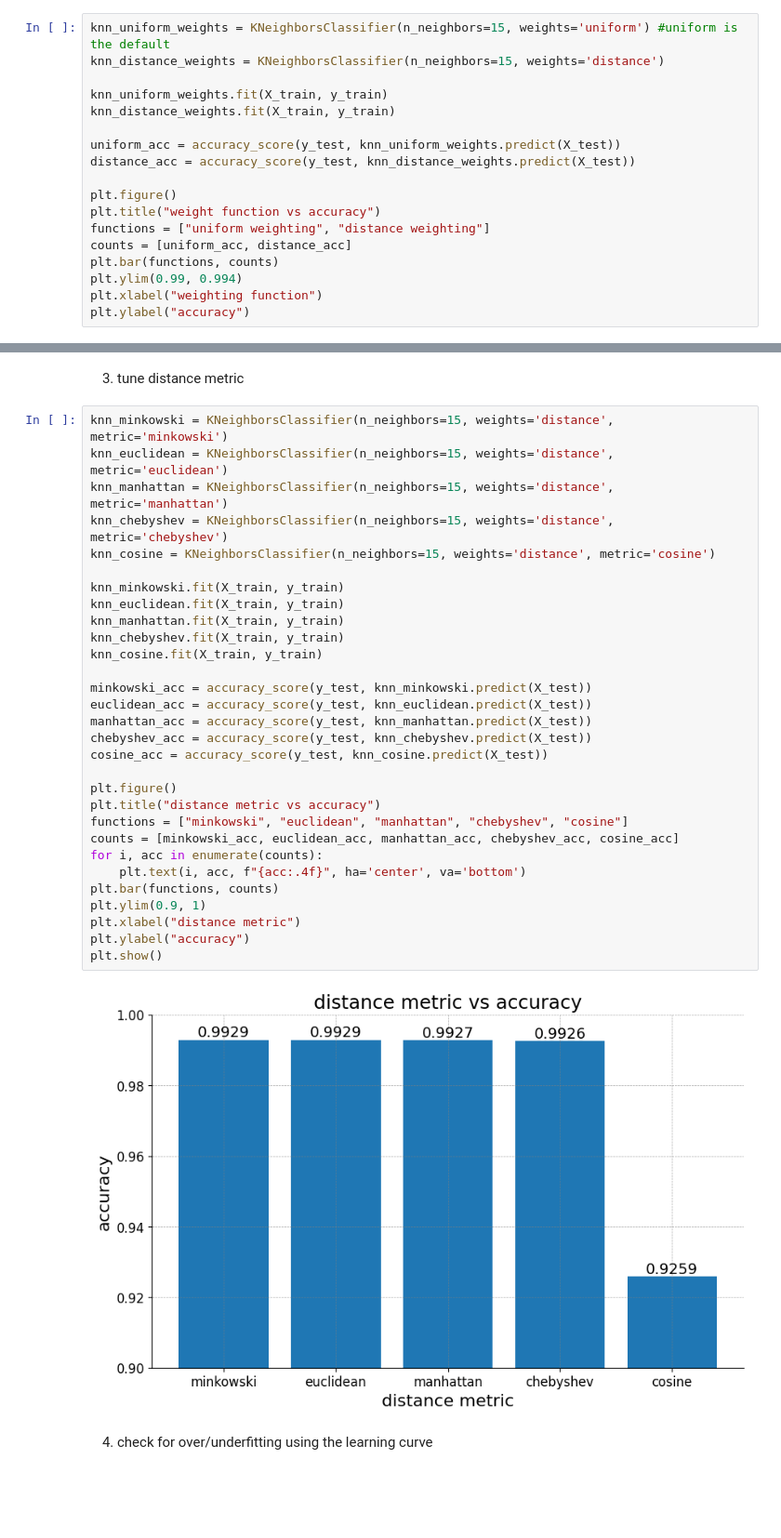
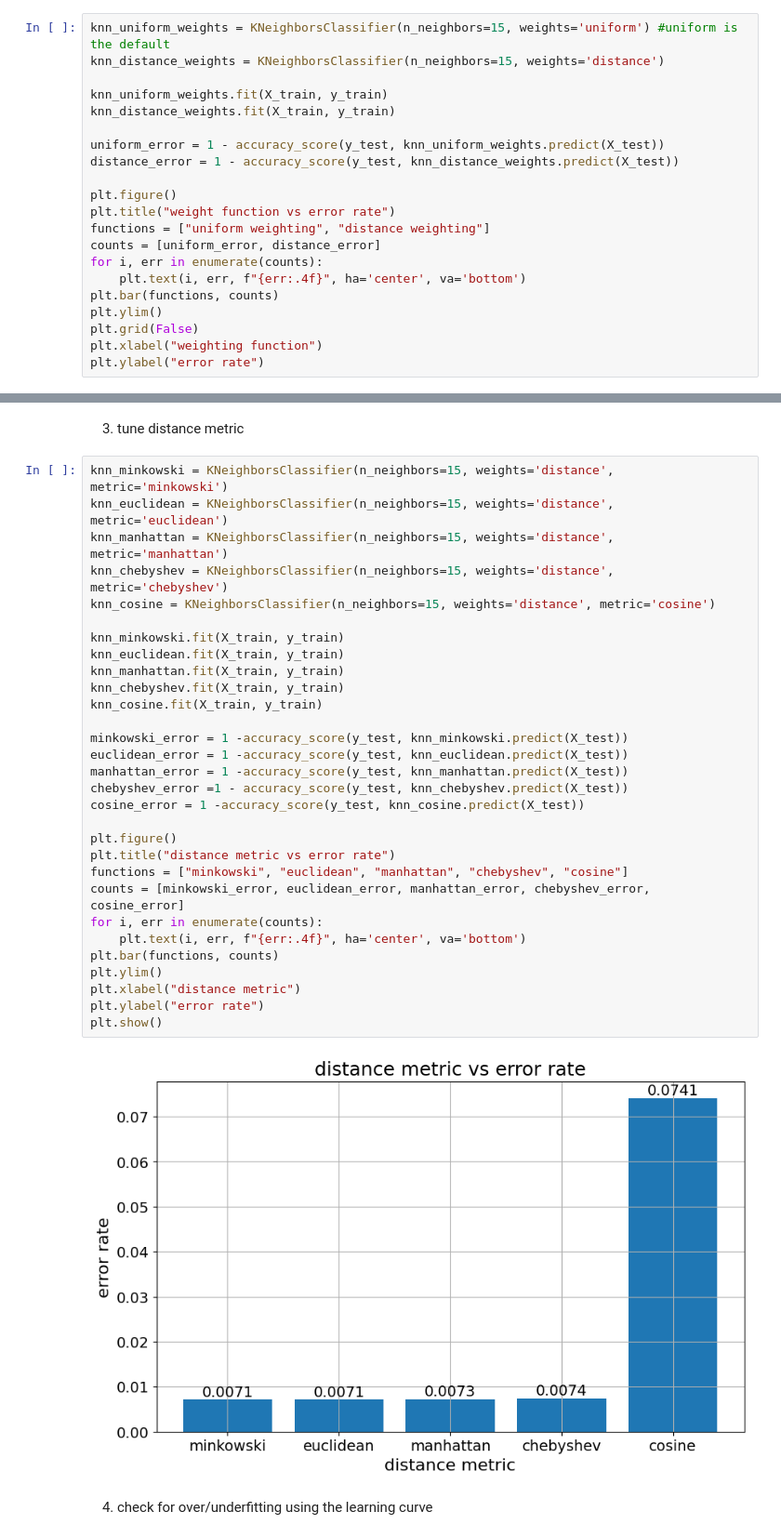
Before and after one commit to ChristopherZinati/483-final-project, a Jupyter notebook: 4ModelsAssignment/4Classifiers.ipynb, the cells around one changed output, grey strips where cells are left out. Shown at 93% size. Cells and saved outputs as stored; diff of their text form; blank space fills up the shorter version.

```diff
--- a/4ModelsAssignment/4Classifiers.ipynb
+++ b/4ModelsAssignment/4Classifiers.ipynb
@@ -70,15 +70,18 @@ knn_distance_weights = KNeighborsClassifier(n_neighbors=15, weights='distance')
 knn_uniform_weights.fit(X_train, y_train)
 knn_distance_weights.fit(X_train, y_train)
 
-uniform_acc = accuracy_score(y_test, knn_uniform_weights.predict(X_test))
-distance_acc = accuracy_score(y_test, knn_distance_weights.predict(X_test))
+uniform_error = 1 - accuracy_score(y_test, knn_uniform_weights.predict(X_test))
+distance_error = 1 - accuracy_score(y_test, knn_distance_weights.predict(X_test))
 
 plt.figure()
-plt.title("weight function vs accuracy")
+plt.title("weight function vs error rate")
 functions = ["uniform weighting", "distance weighting"]
-counts = [uniform_acc, distance_acc]
+counts = [uniform_error, distance_error]
+for i, err in enumerate(counts):
+    plt.text(i, err, f"{err:.4f}", ha='center', va='bottom')
 plt.bar(functions, counts)
-plt.ylim(0.99, 0.994)
+plt.ylim()
+plt.grid(False)
 plt.xlabel("weighting function")
-plt.ylabel("accuracy")
+plt.ylabel("error rate")
 # %% [output]
@@ -89,35 +92,35 @@ Text(0, 0.5, 'accuracy')
 # %%
 knn_minkowski = KNeighborsClassifier(n_neighbors=15, weights='distance', metric='minkowski')
 knn_euclidean = KNeighborsClassifier(n_neighbors=15, weights='distance', metric='euclidean')
 knn_manhattan = KNeighborsClassifier(n_neighbors=15, weights='distance', metric='manhattan')
 knn_chebyshev = KNeighborsClassifier(n_neighbors=15, weights='distance', metric='chebyshev')
 knn_cosine = KNeighborsClassifier(n_neighbors=15, weights='distance', metric='cosine')
 
 knn_minkowski.fit(X_train, y_train)
 knn_euclidean.fit(X_train, y_train)
 knn_manhattan.fit(X_train, y_train)
 knn_chebyshev.fit(X_train, y_train)
 knn_cosine.fit(X_train, y_train)
 
-minkowski_acc = accuracy_score(y_test, knn_minkowski.predict(X_test))
-euclidean_acc = accuracy_score(y_test, knn_euclidean.predict(X_test))
-manhattan_acc = accuracy_score(y_test, knn_manhattan.predict(X_test))
-chebyshev_acc = accuracy_score(y_test, knn_chebyshev.predict(X_test))
-cosine_acc = accuracy_score(y_test, knn_cosine.predict(X_test))
+minkowski_error = 1 -accuracy_score(y_test, knn_minkowski.predict(X_test))
+euclidean_error = 1 -accuracy_score(y_test, knn_euclidean.predict(X_test))
+manhattan_error = 1 -accuracy_score(y_test, knn_manhattan.predict(X_test))
+chebyshev_error =1 - accuracy_score(y_test, knn_chebyshev.predict(X_test))
+cosine_error = 1 -accuracy_score(y_test, knn_cosine.predict(X_test))
 
 plt.figure()
-plt.title("distance metric vs accuracy")
+plt.title("distance metric vs error rate")
 functions = ["minkowski", "euclidean", "manhattan", "chebyshev", "cosine"]
-counts = [minkowski_acc, euclidean_acc, manhattan_acc, chebyshev_acc, cosine_acc]
-for i, acc in enumerate(counts):
-    plt.text(i, acc, f"{acc:.4f}", ha='center', va='bottom')
+counts = [minkowski_error, euclidean_error, manhattan_error, chebyshev_error, cosine_error]
+for i, err in enumerate(counts):
+    plt.text(i, err, f"{err:.4f}", ha='center', va='bottom')
 plt.bar(functions, counts)
-plt.ylim(0.9, 1)
+plt.ylim()
 plt.xlabel("distance metric")
-plt.ylabel("accuracy")
+plt.ylabel("error rate")
 plt.show()
 # %% [output]
-[figure, old version]
+[figure, new version]
 # %% [markdown]
 4. check for over/underfitting using the learning curve
 # %%
```
Also changed, not shown: parts of 16 cells of this notebook.
